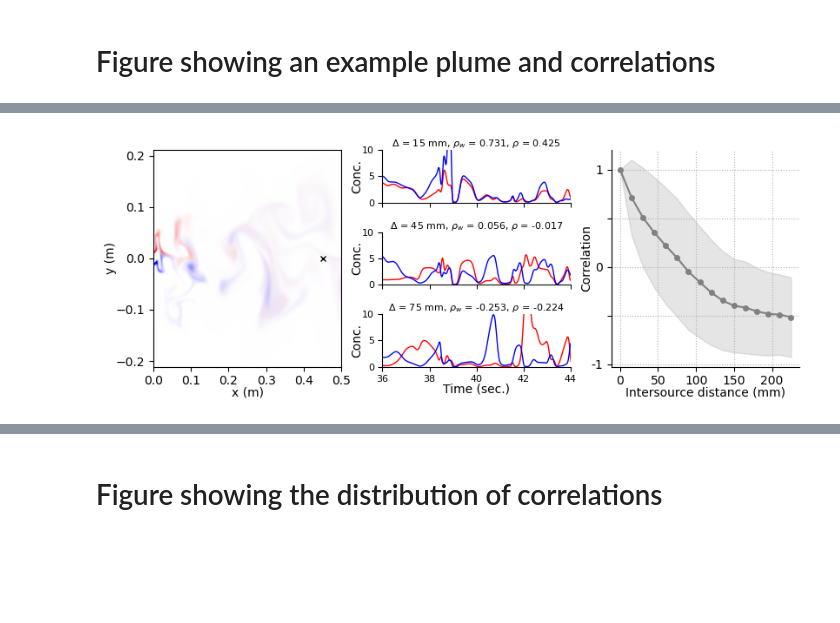
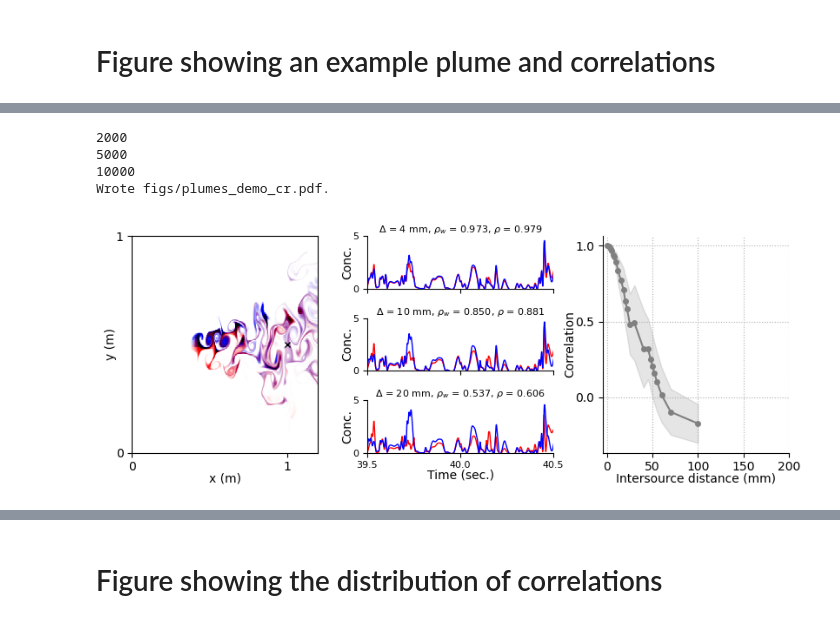
Before and after one commit to stootoon/fisher-plumes, a Jupyter notebook: make_figs.ipynb, the cells around one changed output, grey strips where cells are left out. Drawn from its saved outputs; the diff is of its cells as text; code cells hidden in the pictures; blank space fills up the shorter version.

Commit message:
Save/load fields now done in Crick/Boulder.

```diff
--- a/make_figs.ipynb
+++ b/make_figs.ipynb
@@ -65,0 +67,2 @@ INFO:boulder:Mapped coordinate ( 0.450,  0.000) to ( 0.450,  0.000), index (900,
+# %%
+res = Fcr.sim0.load_saved_snapshot(40)
@@ -181,4 +162,5 @@ True
 # %%
-t_snapshot = 40
-fields = {(i,ab,name): load_field(f"c{i}{ab}", t_snapshot, name=name) for i in range(1,9) for ab in "ab" for name in ['wide']};
+t_snapshot = 40;
+boulder_fields = {(i,ab): load_field(f"c{i}{ab}", t_snapshot) for i in range(1,9) for ab in "ab"};
+crick_fields   = {yval: load_field("S1", t_snapshot, name=yval) for yval in Fcr.yvals//1000}
 # %% [output]
@@ -201,44 +184,52 @@ Loading fld='c8b' at t=40 for name='wide' from full_file='./data/c8b_wide_t40.p'
 # %%
 import boulder
 reload(fpft)
-wnd = Fbw.wnd
-name = 'wide'
-F = {'wide':Fbw}[name]
+name = 'cr'
+F = data[name]
+wnd = F.wnd
+
 figure(figsize=(8,3))
 gs = GridSpec(3,3)
 ax_plume = subplot(gs[:,0])
-pp = boulder.concs2rgb(fields[1,"a",name], fields[1,"b",name])
 dx, dy = F.sim0.dimensions
-ax_plume.matshow(pp, extent = [0, dx, -dy/2, dy/2])
+if name == 'bw':
+    pp = boulder.concs2rgb(boulder_fields[1,"a"], boulder_fields[1,"b"])
+    ax_plume.matshow(pp, extent = [0, dx, -dy/2, dy/2])
+else:
+    pp = boulder.concs2rgb(crick_fields[490], crick_fields[510])
+    ax_plume.matshow(pp, extent = [0, dx, 0, dy])
 px, py = F.sim0.get_used_probe_coords()[0]
 ax_plume.plot(px, py, "kx", markersize=5)
 ax_plume.xaxis.set_ticks_position('bottom')
 ax_plume.axis("auto")
 xlabel("x (m)", labelpad=-1)
 ylabel("y (m)", labelpad=-1)
-ax_plume.set_yticks(arange(-0.2,0.21,0.1) if 'wide' in name else arange(-0.1,0.11,0.1))
+#ax_plume.set_yticks(arange(-0.2,0.21,0.1) if 'wide' in name else arange(-0.1,0.11,0.1))
 
-dists = np.array(sorted(Fbw.sims.keys()))
-dists = dists[dists>0]
+dists = np.array(sorted(F.sims.keys()))
+middle = mean(dists)
+dists = dists[dists>middle]
 which_idists = [0,1,2]
-tlim = np.array([-4,4]) + t_snapshot
-ysc  = 100
-yl   = (0,10)
+tlim = np.array([-4,4] if name == "bw" else [-0.5, 0.5]) + t_snapshot
+ysc  = 100 if name == "bw" else 1./2500
+yl   = (0,10) if name == "bw" else (0,5)
 ax_trace = []
 for i, di in enumerate(which_idists):
     ax_trace.append(subplot(gs[i,1]))
-    a = F.sims[dists[di]].data.flatten()*ysc
-    b = F.sims[-dists[di]].data.flatten()*ysc
+    d_mid = int(dists[di] - middle)
+    print(d_mid)
+    a = F.sims[middle + d_mid].data.flatten()*ysc
+    b = F.sims[middle - d_mid].data.flatten()*ysc
     t = F.sim0.t
-    ax_trace[-1].plot(t,a,color="r", label=f"{dists[di]}", linewidth=1)
-    ax_trace[-1].plot(t,b,color="b", label=f"-{dists[di]}", linewidth=1)
+    ax_trace[-1].plot(t,a,color="r", label=f"{middle + d_mid}", linewidth=1)
+    ax_trace[-1].plot(t,b,color="b", label=f"{middle - d_mid}", linewidth=1)
     (i < 2) and ax_trace[-1].set_xticklabels([])
     (i ==2) and ax_trace[-1].set_xlabel("Time (sec.)", labelpad=-1)
     fpft.spines_off(ax_trace[-1])
     ax_trace[-1].set_xlim(*tlim)
-    #ax_trace[-1].set_xticks(arange(tlim[0],tlim[-1]+1,1))
+    ax_trace[-1].set_xticks(arange(tlim[0],tlim[-1]+0.01,1 if name == "bw" else 0.5))
     ax_trace[-1].set_ylim(*yl)
-    ax_trace[-1].set_yticks(arange(0,11,5))
+    ax_trace[-1].set_yticks(arange(0,max(yl)+1,5))
     ax_trace[-1].tick_params(axis='both', labelsize=8)
     ax_trace[-1].set_ylabel("Conc.", labelpad=-1)
     #ax_trace[-1].legend(frameon=False,labelspacing=0,fontsize=6)
@@ -247,8 +238,8 @@ for i, di in enumerate(which_idists):
     ρ_w = corrcoef(aw,bw)[0,1]
     ρ   = corrcoef(a, b)[0,1]
     # text(tlim[0], yl[1], f"$\Delta$ = {2*dists[di]/1000:g} mm\n$\\rho$ = {ρ_w:1.3f} (window)\n$\\rho$ = {ρ:1.3f} (all)", fontsize=6, verticalalignment="top")
-    title(f"$\Delta$ = {2*dists[di]/1000:g} mm, $\\rho_w$ = {ρ_w:1.3f}, $\\rho$ = {ρ:1.3f}", fontsize=8, verticalalignment="top")
-
+    title(f"$\Delta$ = {2*d_mid/1000:g} mm, $\\rho_w$ = {ρ_w:1.3f}, $\\rho$ = {ρ:1.3f}", fontsize=8, verticalalignment="top")
+#break
 
 ax_corr_dist = subplot(gs[:,-1])
 rho   = F.rho
@@ -259,13 +250,13 @@ rhos  = np.array([ np.std(np.sum(rho[d],axis=0)) for d in dists])
 col   = "gray"
 plt.fill_between(dists/1000, rhom-rhos,rhom+rhos, color=fpft.set_alpha(mpl.colors.to_rgba(col),0.2));
 fpft.pplot(dists/1000, rhom , "o-", markersize=4,color=col);
-ax_corr_dist.set_xticks(arange(0,201,50))
+ax_corr_dist.set_xticks(arange(0,201 if name=='bw' else 101,50))
 ax_corr_dist.grid(True, linestyle=":")
-ax_corr_dist.set_yticks(arange(-1,1.1,0.5))
-ax_corr_dist.set_yticklabels(["-1","","0","","1"])
+ax_corr_dist.set_yticks(arange(-1 if name == 'bw' else 0,1.1,0.5))
+#ax_corr_dist.set_yticklabels(["-1","","0","","1"])
 ax_corr_dist.set_ylabel("Correlation",labelpad=-1)
 ax_corr_dist.set_xlabel("Intersource distance (mm)", labelpad=-1)
 tight_layout(pad=0,w_pad=0,h_pad=1)
-file_name = f"figs/plumes_demo.pdf"
+file_name = f"figs/plumes_demo_{name}.pdf"
 PLOT and (savefig(file_name, bbox_inches='tight'), print(f"Wrote {file_name}."));
 # %% [output]
@@ -273 +264,5 @@ Wrote figs/plumes_demo.pdf.
+2000
+5000
+10000
+Wrote figs/plumes_demo_cr.pdf.
-[figure, old version]
+[figure, new version]
```
Also changed, not shown: parts of 19 cells of this notebook, 8 other files.
